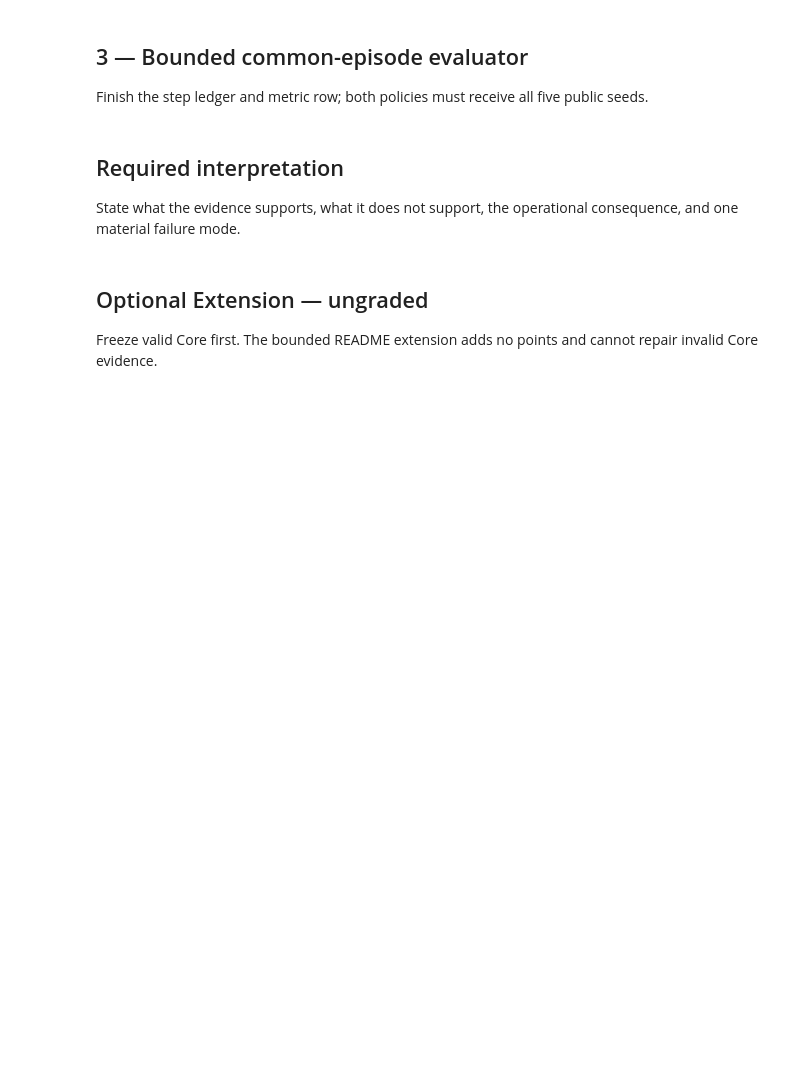
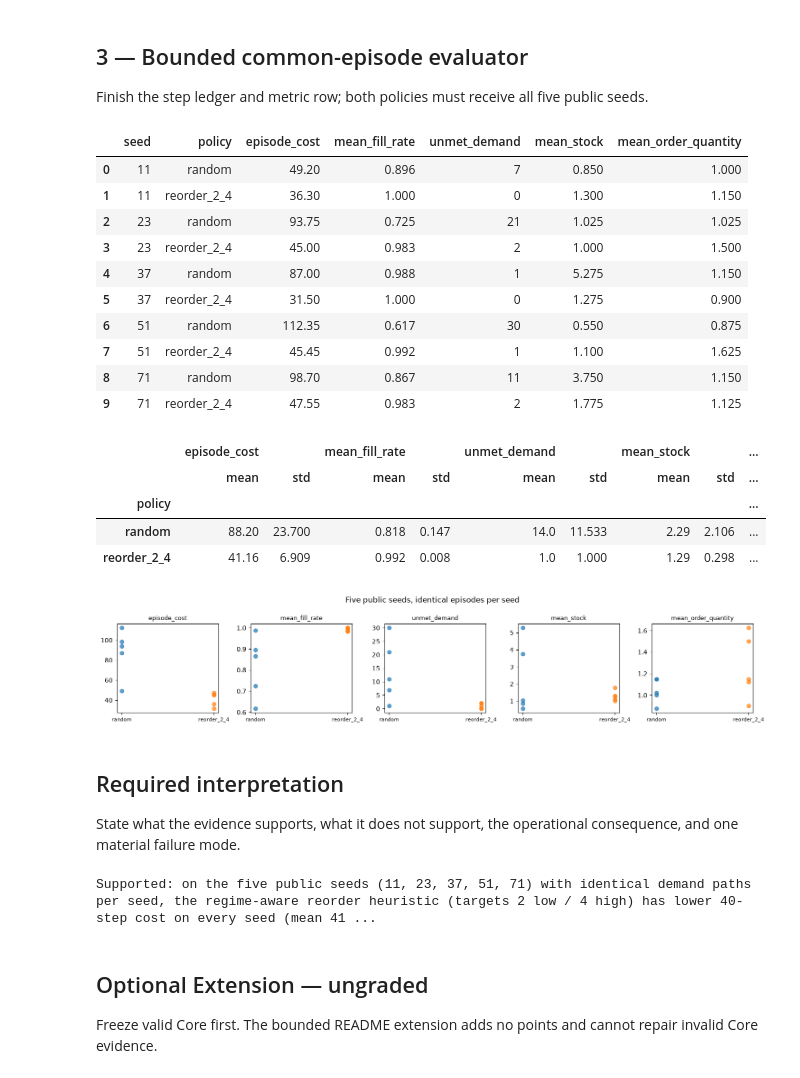
Before and after one commit to Valdg2165/Advanced_Machine_Learning_ESILV_2026-2027_DVL_final, a Jupyter notebook: 02_labs/TD3_mdp_reward_baselines/support_starter.ipynb, the cells around one changed output. Cells and saved outputs as stored; diff of their text form; code cells hidden in the pictures; blank space fills up the shorter version.

```diff
--- a/02_labs/TD3_mdp_reward_baselines/support_starter.ipynb
+++ b/02_labs/TD3_mdp_reward_baselines/support_starter.ipynb
@@ -52,17 +81,22 @@ env.close(); mdp_contract
 # %%
 def random_policy_student(observation,rng):
     del observation
-    return None # TODO: one valid action index from rng
+    return int(rng.integers(0,len(ORDER_QUANTITIES)))  # uniform over valid action indices 0,1,2
 
 def reorder_policy_student(observation,rng):
     del rng; stock,regime=(int(v) for v in observation)
-    target=None # TODO: 2 in low demand, 4 in high demand
+    target=4 if regime==1 else 2  # order-up-to level: 2 in low demand, 4 in high demand
     if target is None: return None
     quantity=int(np.clip(target-stock,0,2)); return ORDER_QUANTITIES.index(quantity)
 
 for obs in [np.array([0,0]),np.array([3,1]),np.array([8,1])]:
     action=reorder_policy_student(obs,np.random.default_rng(0))
     if action is not None: assert action in (0,1,2)
+# Expected decisions: empty+low -> order 2 ; 3+high -> order 1 ; full -> order 0
+assert [reorder_policy_student(o,None) for o in [np.array([0,0]),np.array([3,1]),np.array([8,1])]]==[2,1,0]
+# Determinism: the reorder policy ignores rng; the random policy is reproducible for a fixed rng seed
+assert all(reorder_policy_student(np.array([s,g]),np.random.default_rng(k))==reorder_policy_student(np.array([s,g]),None) for s in range(9) for g in (0,1) for k in (0,1))
+assert [random_policy_student(None,np.random.default_rng(5)) for _ in range(3)]==[random_policy_student(None,np.random.default_rng(5)) for _ in range(3)]
 # %% [markdown]
 ## 3 — Bounded common-episode evaluator
 
@@ -70,29 +104,77 @@ Finish the step ledger and metric row; both policies must receive all five publi
 # %%
 from shared.data import PUBLIC_SEEDS
 def evaluate_student_policies(policies,seeds):
     rows=[]
     for seed in tuple(seeds):
         for name,policy in policies.items():
             env=InventoryControlEnv(); obs,_=env.reset(seed=int(seed)); rng=np.random.default_rng(int(seed)+900001)
             cost=0.; fills=[]; unmet=0; stocks=[]; orders=[]; done=False
             while not done:
                 action=policy(obs,rng)
-                # TODO: validate action; step; update all ledgers and done.
-                break
+                if action is None or not env.action_space.contains(int(action)):
+                    raise ValueError(f'{name} returned invalid action {action!r} for obs {obs}')
+                obs,reward,terminated,truncated,info=env.step(int(action))
+                assert np.isclose(reward,-info['cost'])
+                cost+=info['cost']
+                fills.append(info['fill_rate'])          # step-level served/demand, 1 when demand==0
+                unmet+=info['unmet_demand']
+                stocks.append(info['stock_level'])
+                orders.append(info['order_quantity'])    # physical quantity, not index
+                done=terminated or truncated
             env.close()
-            # TODO: append one complete row only after the episode loop is complete.
+            assert len(fills)==env.config.horizon
+            rows.append({'seed':int(seed),'policy':name,'episode_cost':cost,'mean_fill_rate':float(np.mean(fills)),
+                         'unmet_demand':int(unmet),'mean_stock':float(np.mean(stocks)),'mean_order_quantity':float(np.mean(orders))})
     return pd.DataFrame(rows)
-baseline_results=pd.DataFrame() # TODO
+baseline_results=evaluate_student_policies({'random':random_policy_student,'reorder_2_4':reorder_policy_student},PUBLIC_SEEDS)
 if len(baseline_results): assert len(baseline_results)==10 and baseline_results.groupby('policy').seed.nunique().eq(5).all()
-baseline_results
+# Cross-check against the shared reference evaluator (same seeds, same action RNG) -> must match exactly
+from shared.rl import evaluate_policies, random_policy, reorder_policy
+reference=evaluate_policies({'random':random_policy,'reorder_2_4':reorder_policy},seeds=PUBLIC_SEEDS)
+pd.testing.assert_frame_equal(baseline_results.reset_index(drop=True),reference.reset_index(drop=True),check_dtype=False)
+metrics=['episode_cost','mean_fill_rate','unmet_demand','mean_stock','mean_order_quantity']
+summary=baseline_results.groupby('policy')[metrics].agg(['mean','std']).round(3)
+display(baseline_results.round(3)); display(summary)
+fig,axes=plt.subplots(1,len(metrics),figsize=(15,3))
+for ax,m in zip(axes,metrics):
+    for p,g in baseline_results.groupby('policy'): ax.scatter([p]*len(g),g[m],alpha=.7)
+    ax.set_title(m,fontsize=9); ax.tick_params(axis='x',labelsize=8)
+fig.suptitle('Five public seeds, identical episodes per seed'); plt.tight_layout(); plt.show()
+# %% [output]
+|  | seed | policy | episode_cost | mean_fill_rate | unmet_demand | mean_stock | mean_order_quantity |
+| 0 | 11 | random | 49.20 | 0.896 | 7 | 0.850 | 1.000 |
+| 1 | 11 | reorder_2_4 | 36.30 | 1.000 | 0 | 1.300 | 1.150 |
+| 2 | 23 | random | 93.75 | 0.725 | 21 | 1.025 | 1.025 |
+| 3 | 23 | reorder_2_4 | 45.00 | 0.983 | 2 | 1.000 | 1.500 |
+| 4 | 37 | random | 87.00 | 0.988 | 1 | 5.275 | 1.150 |
+| 5 | 37 | reorder_2_4 | 31.50 | 1.000 | 0 | 1.275 | 0.900 |
+| 6 | 51 | random | 112.35 | 0.617 | 30 | 0.550 | 0.875 |
+| 7 | 51 | reorder_2_4 | 45.45 | 0.992 | 1 | 1.100 | 1.625 |
+| 8 | 71 | random | 98.70 | 0.867 | 11 | 3.750 | 1.150 |
+| 9 | 71 | reorder_2_4 | 47.55 | 0.983 | 2 | 1.775 | 1.125 |
+|  | episode_cost |  | mean_fill_rate |  | unmet_demand |  | mean_stock |  | ... |
+|  | mean | std | mean | std | mean | std | mean | std | ... |
+| policy |  |  |  |  |  |  |  |  | ... |
+| random | 88.20 | 23.700 | 0.818 | 0.147 | 14.0 | 11.533 | 2.29 | 2.106 | ... |
+| reorder_2_4 | 41.16 | 6.909 | 0.992 | 0.008 | 1.0 | 1.000 | 1.29 | 0.298 | ... |
+[figure, added]
 # %% [markdown]
 ## Required interpretation
 
 State what the evidence supports, what it does not support, the operational consequence, and one material failure mode.
 # %%
-# TODO: replace with 4–6 evidence-backed sentences.
-interpretation=''
+interpretation=(
+ "Supported: on the five public seeds (11, 23, 37, 51, 71) with identical demand paths per seed, the regime-aware reorder heuristic (targets 2 low / 4 high) "
+ "has lower 40-step cost on every seed (mean 41.2 +/- 6.9 vs 88.2 +/- 23.7 for random) while also serving better (mean step fill rate 0.992 vs 0.818; 1.0 vs 14.0 unmet units per episode), "
+ "and it does so with less average stock (1.29 vs 2.29) at the price of slightly larger orders (1.26 vs 1.04 units/step). "
+ "Not supported: any claim about optimality, about other cost weights or demand processes, or a general ranking - this is five episodes of provisional public-seed development evidence, not a TDo1/TDo2 release claim. "
+ "Operational consequence: the reorder heuristic is the comparator that TD4 Q-learning must beat on cost without losing fill rate or unmet demand; beating the random policy alone would prove nothing. "
+ "Failure mode: reward alone hides how cost is incurred - random on seed 37 reaches 0.988 fill rate but costs 87.0 because it hoards stock (mean 5.3), "
+ "so a learned policy could trade stockouts for holding cost (or the reverse under different weights) with a similar reward, which is why all five metrics must be reported together."
+)
 print(interpretation or 'Interpretation pending.')
+# %% [output]
+Supported: on the five public seeds (11, 23, 37, 51, 71) with identical demand paths per seed, the regime-aware reorder heuristic (targets 2 low / 4 high) has lower 40-step cost on every seed (mean 41 ...
 # %% [markdown]
 ## Optional Extension — ungraded
 
```
Also changed, not shown: parts of 3 cells of this notebook.
